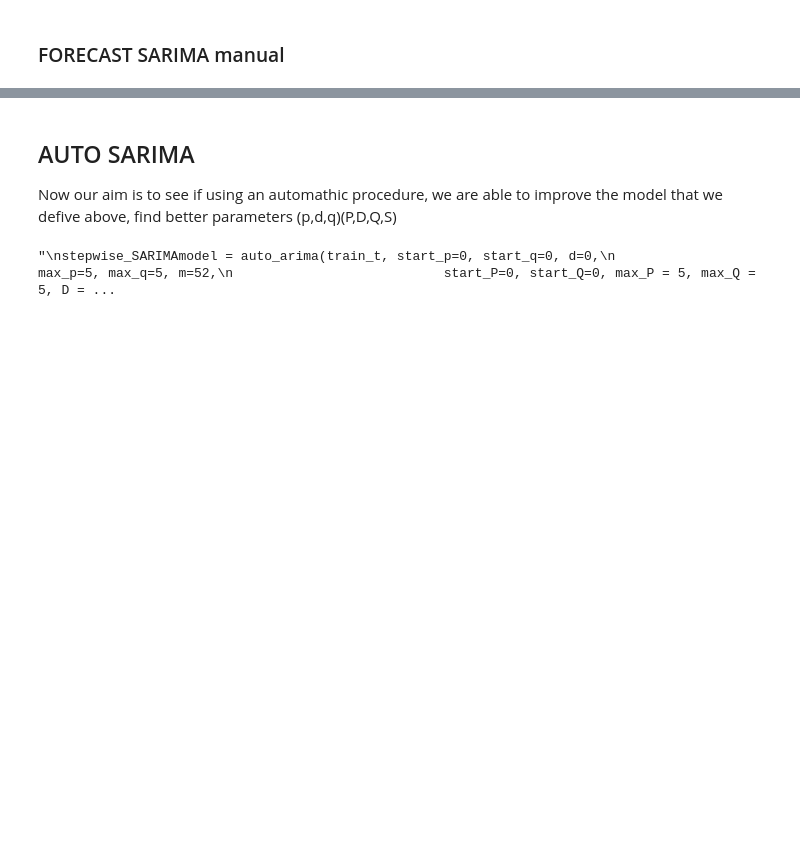
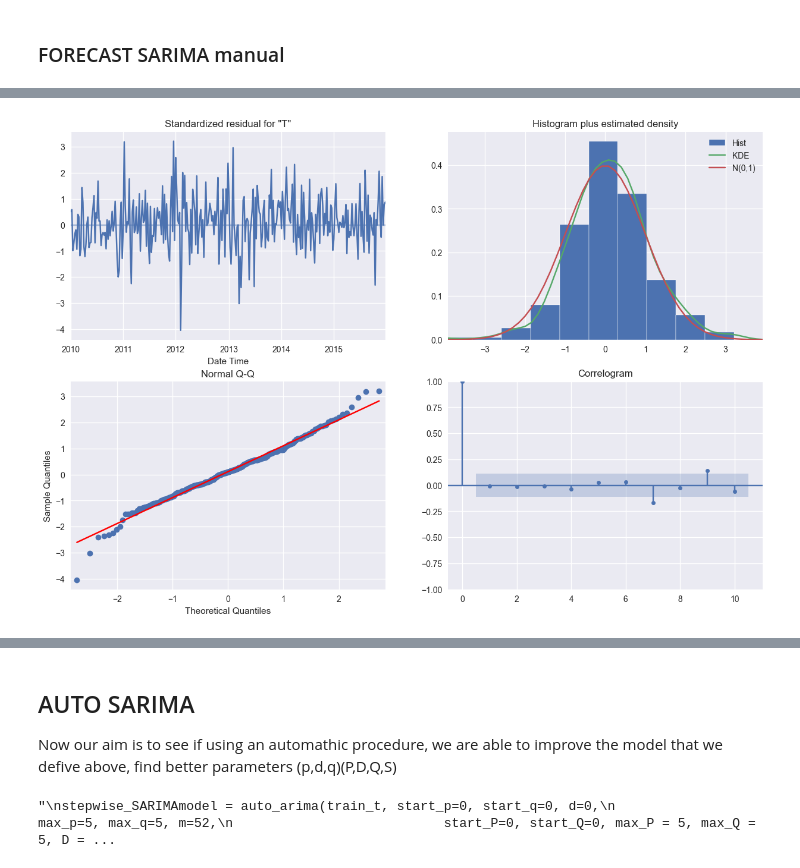
Before and after one commit to alelovo/StatisticalModels_project, a Jupyter notebook: SARIMA_family_models.ipynb, the cells around one changed output, grey strips where cells are left out. Cells and saved outputs as stored; diff of their text form; code cells hidden in the pictures; blank space fills up the shorter version.

```diff
--- a/SARIMA_family_models.ipynb
+++ b/SARIMA_family_models.ipynb
@@ -184,0 +231,6 @@ accuracy_SARIMA_df = pd.concat([accuracy_SARIMA_df, pd.DataFrame({'Model':'MANUA
+# %%
+# visualize the results of the model
+SARIMA_model_manual_2.plot_diagnostics(figsize=(15,10))
+plt.show()
+# %% [output]
+[figure, added]
```
Also changed, not shown: parts of 21 cells of this notebook, 5 other files.
